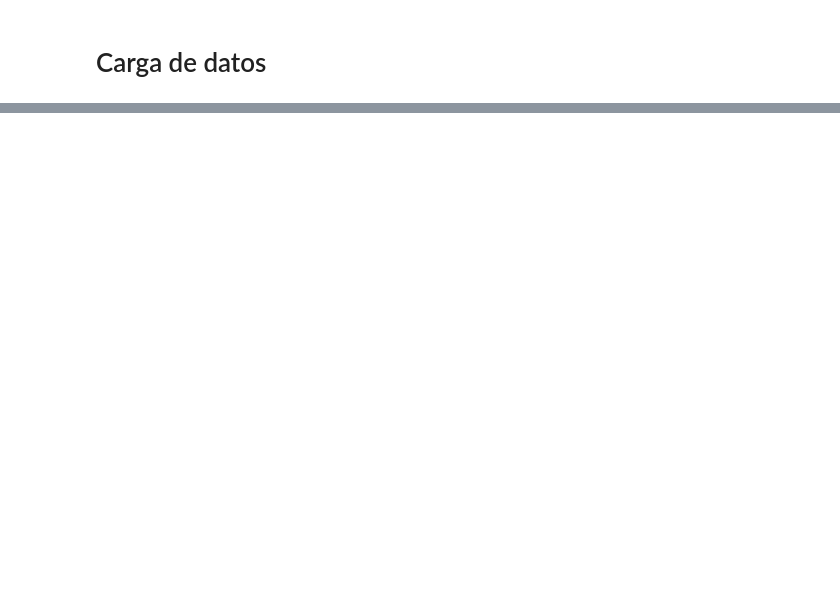
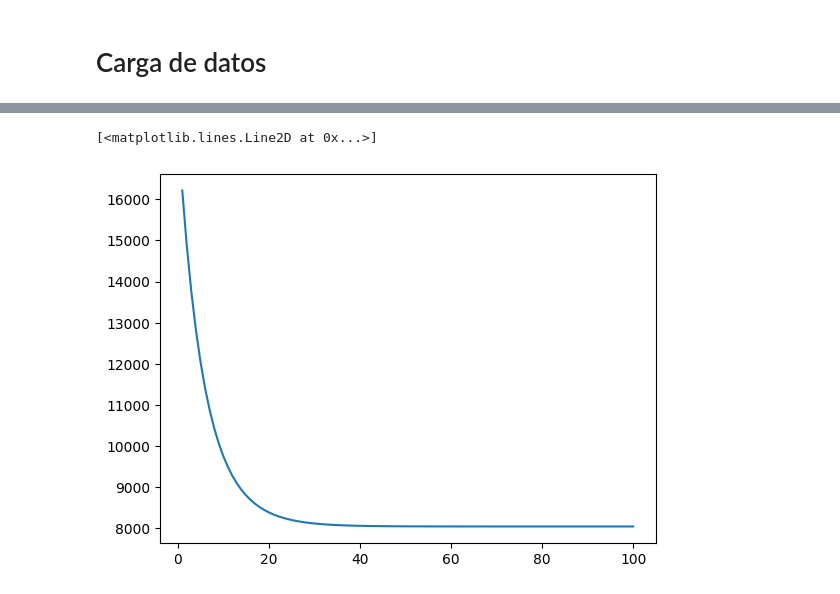
Before and after one commit to JCamposx/Ulima, a Jupyter notebook: VIII-Ciclo/Machine-learning/Semana-3/1_Regresion_lineal.ipynb, the cells around one changed output, grey strips where cells are left out. Saved outputs shown, nothing was run; the diff lists cells and outputs as text; code cells hidden in the pictures; blank space fills up the shorter version.

```diff
--- a/VIII-Ciclo/Machine-learning/Semana-3/1_Regresion_lineal.ipynb
+++ b/VIII-Ciclo/Machine-learning/Semana-3/1_Regresion_lineal.ipynb
@@ -245,0 +9,3 @@ y_test = test[target]
+# %%
+data = pd.read_csv('./regresion 1v.csv')
+data
@@ -245,0 +28,3 @@ y_test = test[target]
+# %%
+X = data.X1
+Y = data.Y
@@ -245,0 +81,5 @@ y_test = test[target]
+# %%
+plt.plot(np.linspace(1, iteraciones, iteraciones), historial_error)
+# %% [output]
+[<matplotlib.lines.Line2D at 0x...>]
+[figure, added]
```
Also changed, not shown: parts of 48 cells of this notebook, 2 other files.
